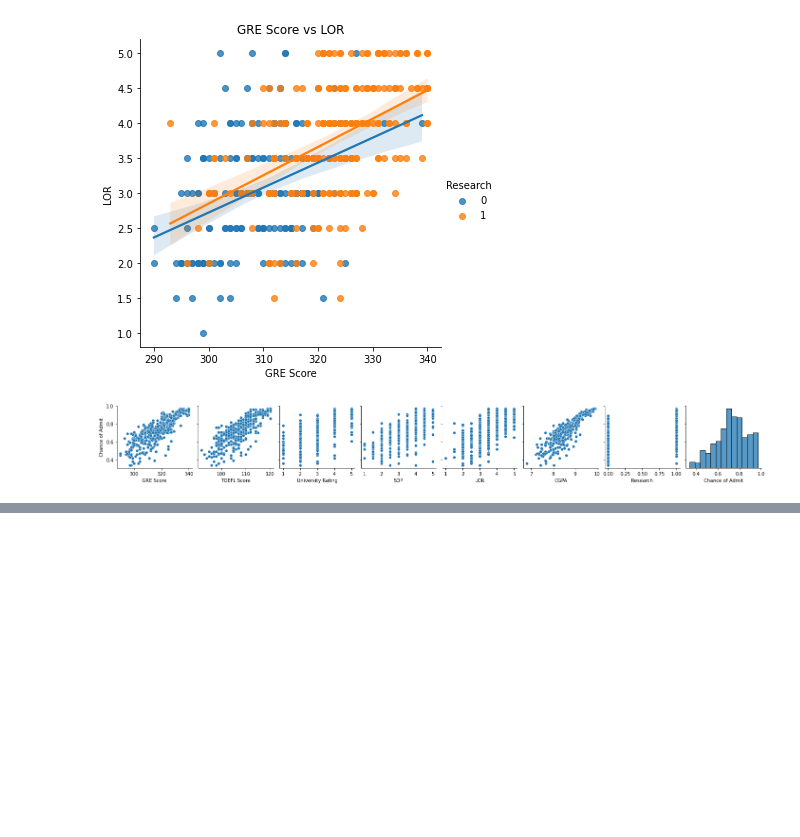
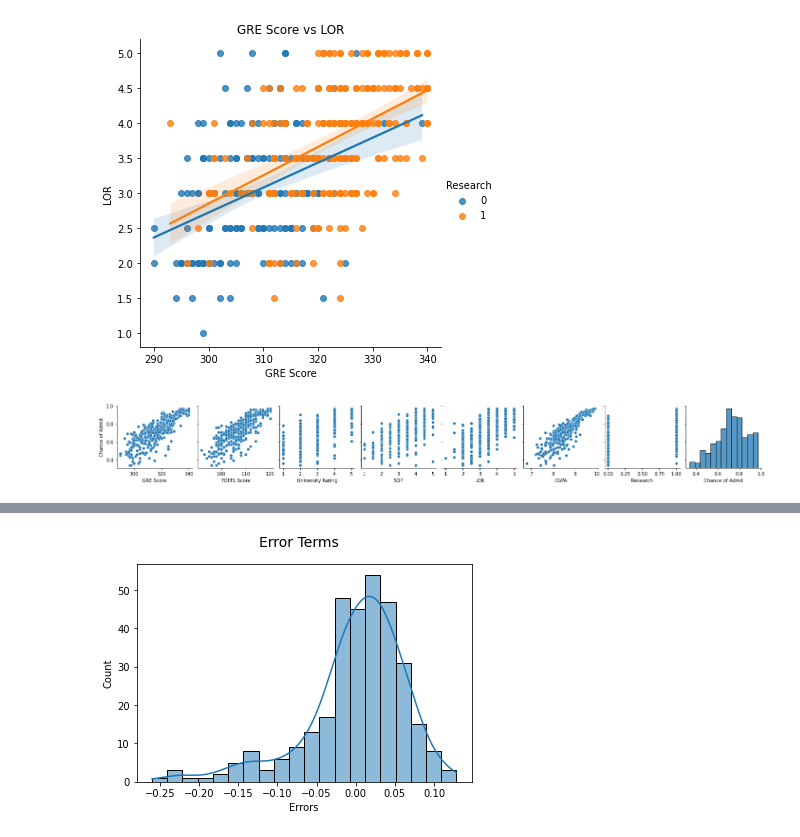
Before and after one commit to bpst-apps/machine-learning-algorithms, a Jupyter notebook: 01-Graduate-Admission-Chance-Prediction.ipynb, the cells around one changed output, grey strips where cells are left out. Saved outputs shown, nothing was run; the diff lists cells and outputs as text; code cells hidden in the pictures; blank space fills up the shorter version.

```diff
--- a/01-Graduate-Admission-Chance-Prediction.ipynb
+++ b/01-Graduate-Admission-Chance-Prediction.ipynb
@@ -322,0 +356,5 @@ plt.show()
+# %%
+# build model
+X_train_sm = sm.add_constant(X_train)
+sm_model = sm.OLS(y_train, X_train_sm).fit()
+sm_model.summary()
@@ -322,0 +387,6 @@ plt.show()
+# %%
+# re-build model
+X_train = X_train.drop('SOP', axis=1)
+X_train_sm = sm.add_constant(X_train)
+sm_model = sm.OLS(y_train, X_train_sm).fit()
+sm_model.summary()
@@ -322,0 +418,6 @@ plt.show()
+# %%
+# re-build model
+X_train = X_train.drop('University Rating', axis=1)
+X_train_sm = sm.add_constant(X_train)
+sm_model = sm.OLS(y_train, X_train_sm).fit()
+sm_model.summary()
@@ -322,0 +466,4 @@ plt.show()
+# %%
+# getting predictions
+y_train_pred = sm_model.predict(X_train_sm)
+y_train_pred
@@ -322,0 +483,9 @@ plt.show()
+# %%
+# plotting residuals
+fig = plt.figure()
+sns.histplot((y_train - y_train_pred), bins=20, kde=True)
+fig.suptitle('Error Terms', fontsize=14)
+plt.xlabel('Errors', fontsize=10)
+plt.show()
+# %% [output]
+[figure, added]
```
Also changed, not shown: parts of 39 cells of this notebook.
